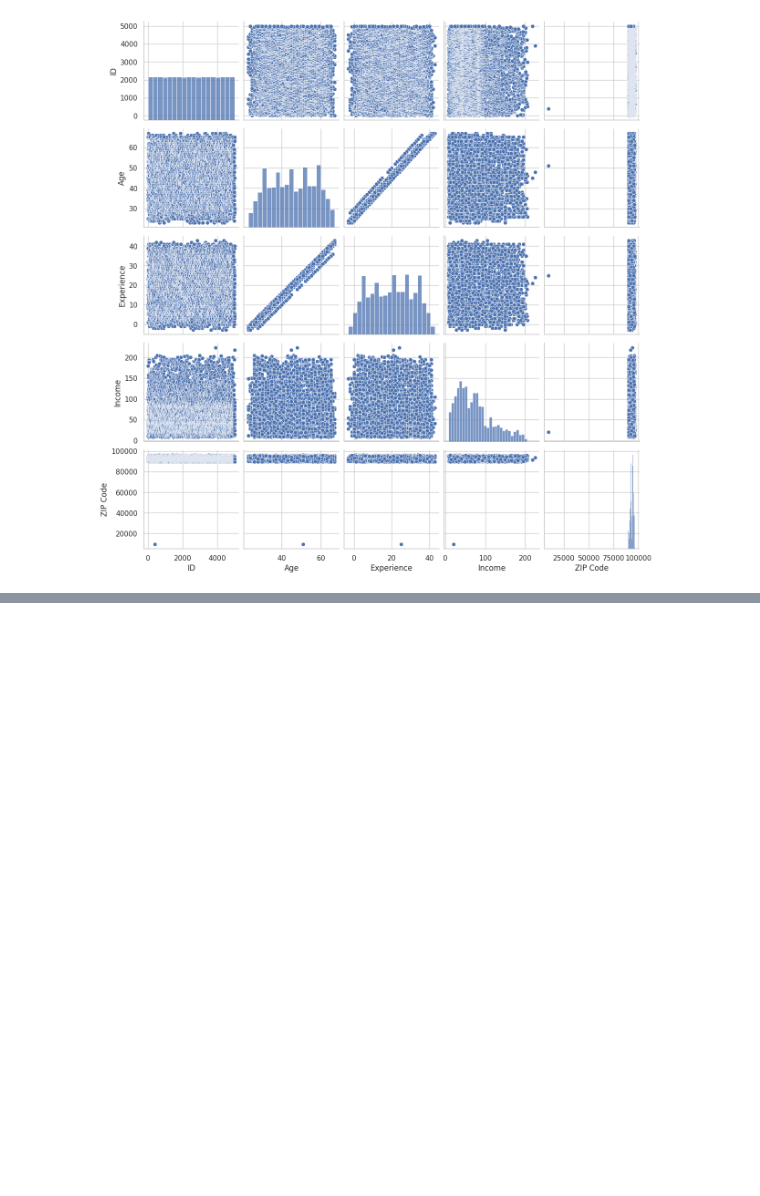
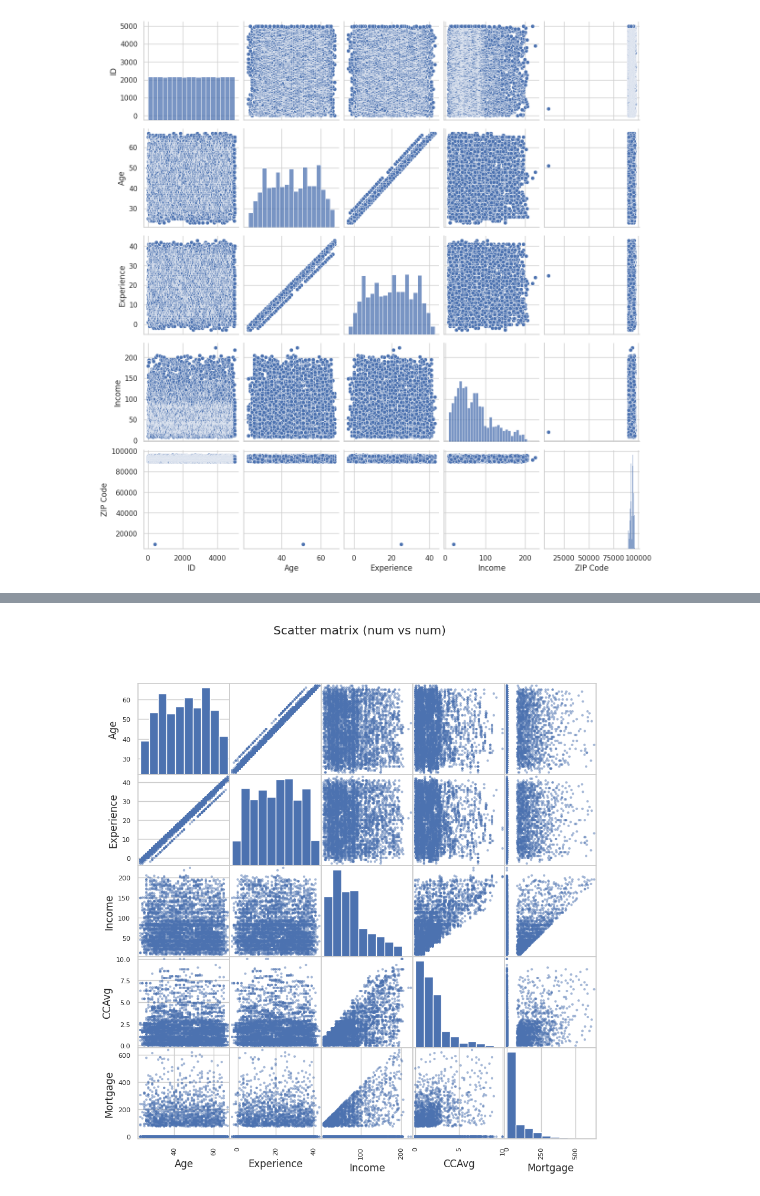
Before and after one commit to aryan802/EDA_Project_Collab_Notebook, a Jupyter notebook: 22BDS0266.ipynb, the cells around one changed output, grey strips where cells are left out. Saved outputs shown, nothing was run; the diff lists cells and outputs as text; code cells hidden in the pictures; blank space fills up the shorter version.

```diff
--- a/22BDS0266.ipynb
+++ b/22BDS0266.ipynb
@@ -199,0 +331,9 @@ if len(cat_cols) >= 2:
+# %%
+# Scatter matrix for selected numeric subset
+subset = ['Age','Experience','Income','CCAvg','Mortgage']
+subset = [s for s in subset if s in df.columns]
+scatter_matrix(df[subset], figsize=(10,10), diagonal='hist')
+plt.suptitle("Scatter matrix (num vs num)")
+plt.show()
+# %% [output]
+[figure, added]
```
Also changed, not shown: parts of 23 cells of this notebook.
